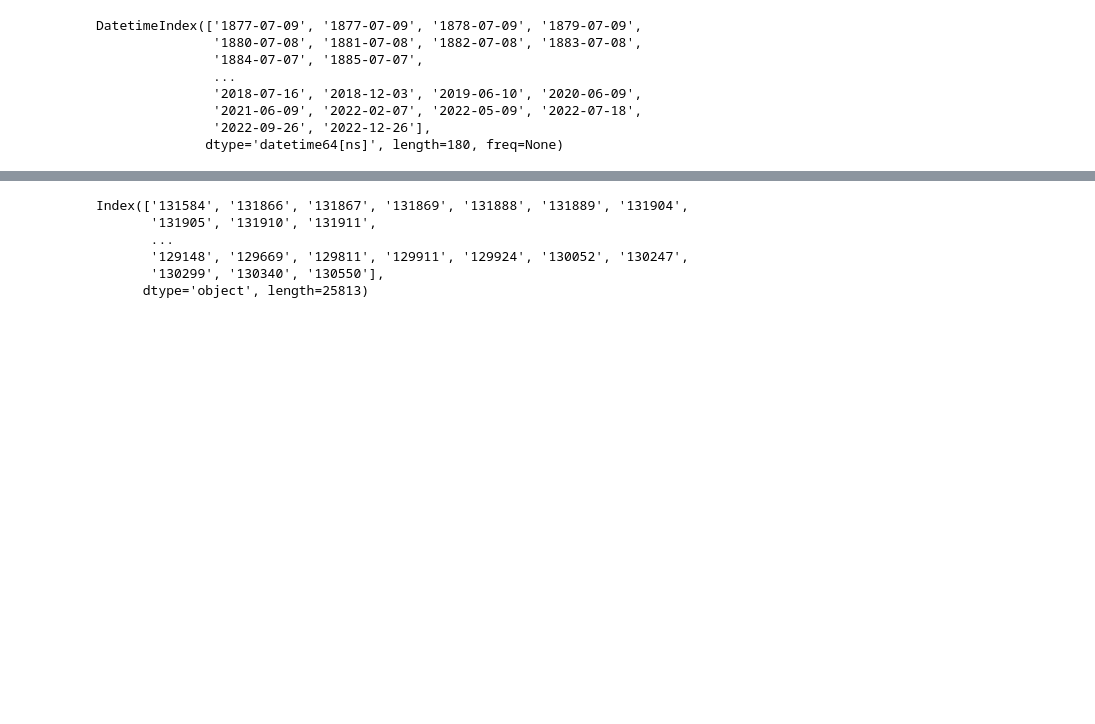
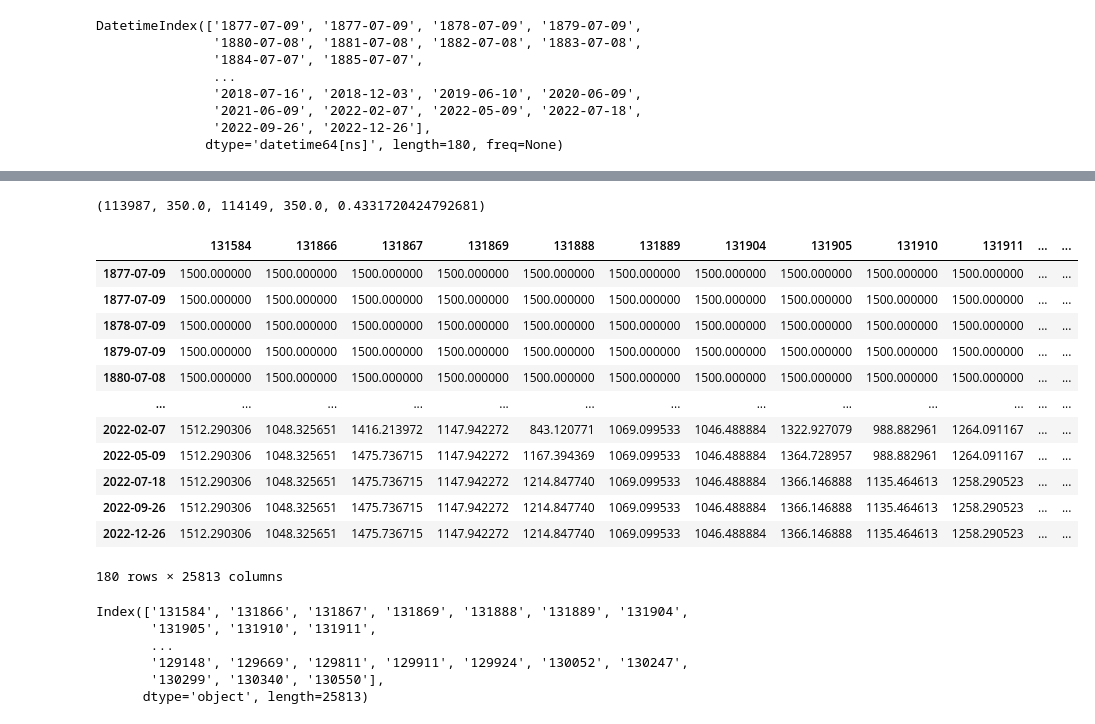
Before and after one commit to wcmohr/wcmohr_portfolio, a Jupyter notebook: Notebooks/Testing.ipynb, the cells around one changed output, grey strips where cells are left out. Cells and saved outputs as stored; diff of their text form; code cells hidden in the pictures; blank space fills up the shorter version.

```diff
--- a/Notebooks/Testing.ipynb
+++ b/Notebooks/Testing.ipynb
@@ -40,4 +49,6 @@ ratingsHistory_df = ratingsHistory_df.ffill(axis=0).fillna(1500)
 # %%
 # import glicko2 timestamp: (ratings, RDs) df
-g2_rh = pd.read_csv('./ratings_histories_glicko2.csv', index_col = 0, parse_dates=True)
-g2_rdh = pd.read_csv('./rd_histories_glicko2.csv', index_col = 0, parse_dates=True)
+g2_rh= pd.read_csv('./ratings_histories_glicko2.csv', index_col = 0, parse_dates=True, dtype=np.float64)
+g2_rh.columns = g2_rh.columns.astype(int)
+g2_rdh = pd.read_csv('./rd_histories_glicko2.csv', index_col = 0, parse_dates=True, dtype=np.float64)
+g2_rdh.columns = g2_rdh.columns.astype(int)
@@ -93,3 +144,23 @@ def get_recent_rating_rd_wp(ratingsHistory_df,rdHistory_df,tourney_date,winner_i
+# %%
+get_recent_rating_rd_wp(g2_rh,g2_rdh,'1877-07-09',113987,114149)
+# %% [output]
+(113987, 350.0, 114149, 350.0, 0.4331720424792681)
+# %%
+g2_rh
+# %% [output]
+|  | 131584 | 131866 | 131867 | 131869 | 131888 | 131889 | 131904 | 131905 | 131910 | 131911 | ... | ... |
+| 1877-07-09 | 1500.000000 | 1500.000000 | 1500.000000 | 1500.000000 | 1500.000000 | 1500.000000 | 1500.000000 | 1500.000000 | 1500.000000 | 1500.000000 | ... | ... |
+| 1877-07-09 | 1500.000000 | 1500.000000 | 1500.000000 | 1500.000000 | 1500.000000 | 1500.000000 | 1500.000000 | 1500.000000 | 1500.000000 | 1500.000000 | ... | ... |
+| 1878-07-09 | 1500.000000 | 1500.000000 | 1500.000000 | 1500.000000 | 1500.000000 | 1500.000000 | 1500.000000 | 1500.000000 | 1500.000000 | 1500.000000 | ... | ... |
+| 1879-07-09 | 1500.000000 | 1500.000000 | 1500.000000 | 1500.000000 | 1500.000000 | 1500.000000 | 1500.000000 | 1500.000000 | 1500.000000 | 1500.000000 | ... | ... |
+| 1880-07-08 | 1500.000000 | 1500.000000 | 1500.000000 | 1500.000000 | 1500.000000 | 1500.000000 | 1500.000000 | 1500.000000 | 1500.000000 | 1500.000000 | ... | ... |
+| ... | ... | ... | ... | ... | ... | ... | ... | ... | ... | ... | ... | ... |
+| 2022-02-07 | 1512.290306 | 1048.325651 | 1416.213972 | 1147.942272 | 843.120771 | 1069.099533 | 1046.488884 | 1322.927079 | 988.882961 | 1264.091167 | ... | ... |
+| 2022-05-09 | 1512.290306 | 1048.325651 | 1475.736715 | 1147.942272 | 1167.394369 | 1069.099533 | 1046.488884 | 1364.728957 | 988.882961 | 1264.091167 | ... | ... |
+| 2022-07-18 | 1512.290306 | 1048.325651 | 1475.736715 | 1147.942272 | 1214.847740 | 1069.099533 | 1046.488884 | 1366.146888 | 1135.464613 | 1258.290523 | ... | ... |
+| 2022-09-26 | 1512.290306 | 1048.325651 | 1475.736715 | 1147.942272 | 1214.847740 | 1069.099533 | 1046.488884 | 1366.146888 | 1135.464613 | 1258.290523 | ... | ... |
+| 2022-12-26 | 1512.290306 | 1048.325651 | 1475.736715 | 1147.942272 | 1214.847740 | 1069.099533 | 1046.488884 | 1366.146888 | 1135.464613 | 1258.290523 | ... | ... |
+180 rows × 25813 columns
 # %%
 g2_rdh.columns
 # %% [output]
```
Also changed, not shown: parts of 8 cells of this notebook, 1 other file.
